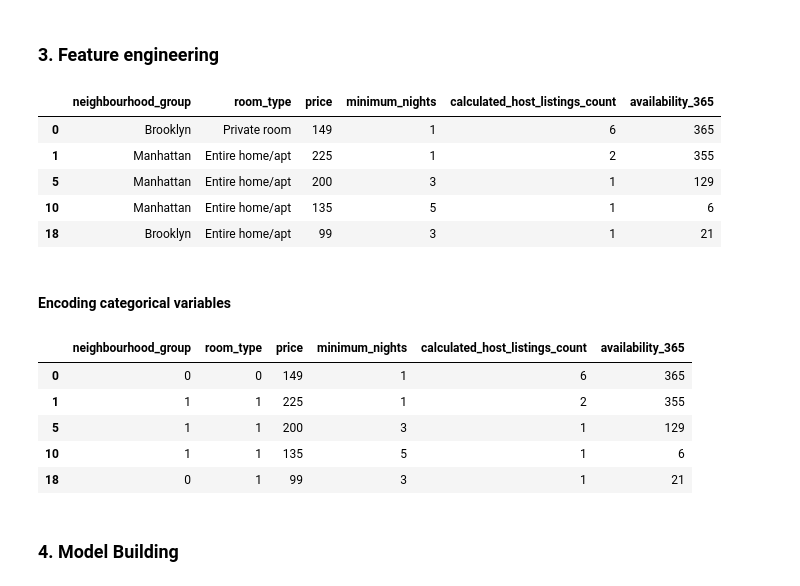
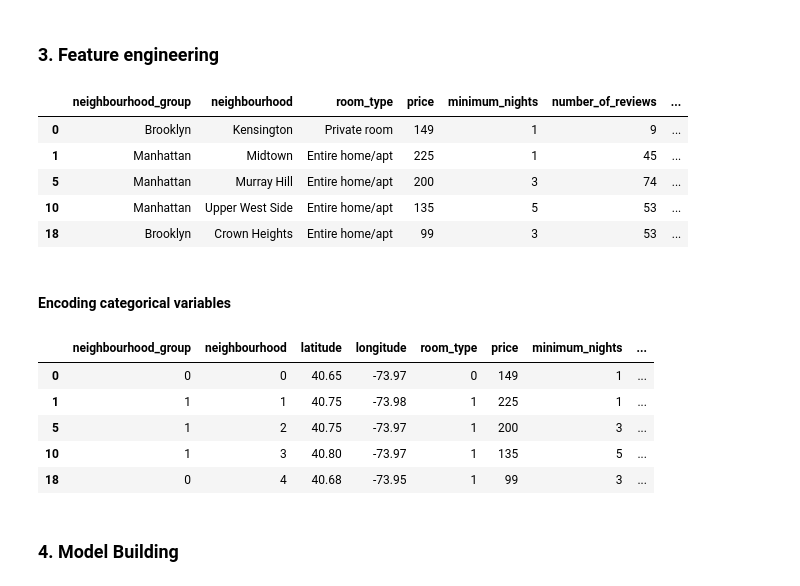
Before and after one commit to zhongyanmin/data-analysis, a Jupyter notebook: New York City Airbnb/main.ipynb, the cells around one changed output. Cells and saved outputs as stored; diff of their text form; code cells hidden in the pictures.

```diff
--- a/New York City Airbnb/main.ipynb
+++ b/New York City Airbnb/main.ipynb
@@ -217,30 +207,31 @@ plt.barh(x, y)
 # %% [markdown]
 ### 3. Feature engineering
 # %%
-feature_columns = ["neighbourhood_group", "room_type", "price", "minimum_nights", "calculated_host_listings_count", "availability_365"]
+feature_columns = ["neighbourhood_group", "neighbourhood", "room_type", "price", "minimum_nights", "number_of_reviews", "reviews_per_month", "calculated_host_listings_count", "availability_365"]
 # %%
-all_data = data[feature_columns]
-all_data.head()
+feature_data = data[feature_columns]
+feature_data.head()
 # %% [output]
-|  | neighbourhood_group | room_type | price | minimum_nights | calculated_host_listings_count | availability_365 |
-| 0 | Brooklyn | Private room | 149 | 1 | 6 | 365 |
-| 1 | Manhattan | Entire home/apt | 225 | 1 | 2 | 355 |
-| 5 | Manhattan | Entire home/apt | 200 | 3 | 1 | 129 |
-| 10 | Manhattan | Entire home/apt | 135 | 5 | 1 | 6 |
-| 18 | Brooklyn | Entire home/apt | 99 | 3 | 1 | 21 |
+|  | neighbourhood_group | neighbourhood | room_type | price | minimum_nights | number_of_reviews | ... |
+| 0 | Brooklyn | Kensington | Private room | 149 | 1 | 9 | ... |
+| 1 | Manhattan | Midtown | Entire home/apt | 225 | 1 | 45 | ... |
+| 5 | Manhattan | Murray Hill | Entire home/apt | 200 | 3 | 74 | ... |
+| 10 | Manhattan | Upper West Side | Entire home/apt | 135 | 5 | 53 | ... |
+| 18 | Brooklyn | Crown Heights | Entire home/apt | 99 | 3 | 53 | ... |
 # %% [markdown]
 #### Encoding categorical variables
 # %%
-all_data["room_type"] = all_data["room_type"].factorize()[0]
-all_data["neighbourhood_group"] = all_data["neighbourhood_group"].factorize()[0]
-all_data.head()
+data["room_type"] = data["room_type"].factorize()[0]
+data["neighbourhood_group"] = data["neighbourhood_group"].factorize()[0]
+data["neighbourhood"] = data["neighbourhood"].factorize()[0]
+data.head()
 # %% [output]
-|  | neighbourhood_group | room_type | price | minimum_nights | calculated_host_listings_count | availability_365 |
-| 0 | 0 | 0 | 149 | 1 | 6 | 365 |
-| 1 | 1 | 1 | 225 | 1 | 2 | 355 |
-| 5 | 1 | 1 | 200 | 3 | 1 | 129 |
-| 10 | 1 | 1 | 135 | 5 | 1 | 6 |
-| 18 | 0 | 1 | 99 | 3 | 1 | 21 |
+|  | neighbourhood_group | neighbourhood | latitude | longitude | room_type | price | minimum_nights | ... |
+| 0 | 0 | 0 | 40.65 | -73.97 | 0 | 149 | 1 | ... |
+| 1 | 1 | 1 | 40.75 | -73.98 | 1 | 225 | 1 | ... |
+| 5 | 1 | 2 | 40.75 | -73.97 | 1 | 200 | 3 | ... |
+| 10 | 1 | 3 | 40.80 | -73.97 | 1 | 135 | 5 | ... |
+| 18 | 0 | 4 | 40.68 | -73.95 | 1 | 99 | 3 | ... |
 # %% [markdown]
 ### 4. Model Building
 # %%
```
Also changed, not shown: parts of 15 cells of this notebook.
